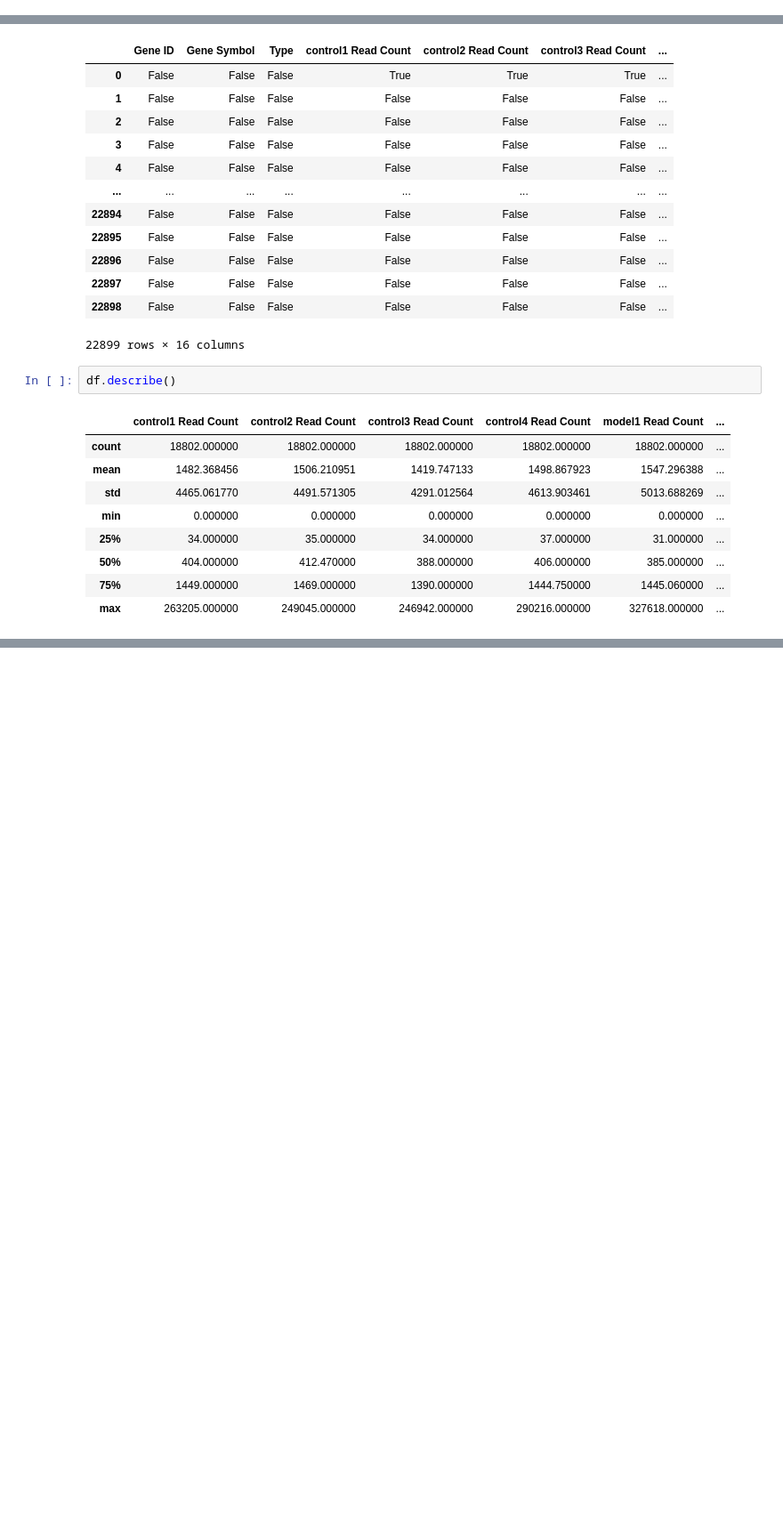
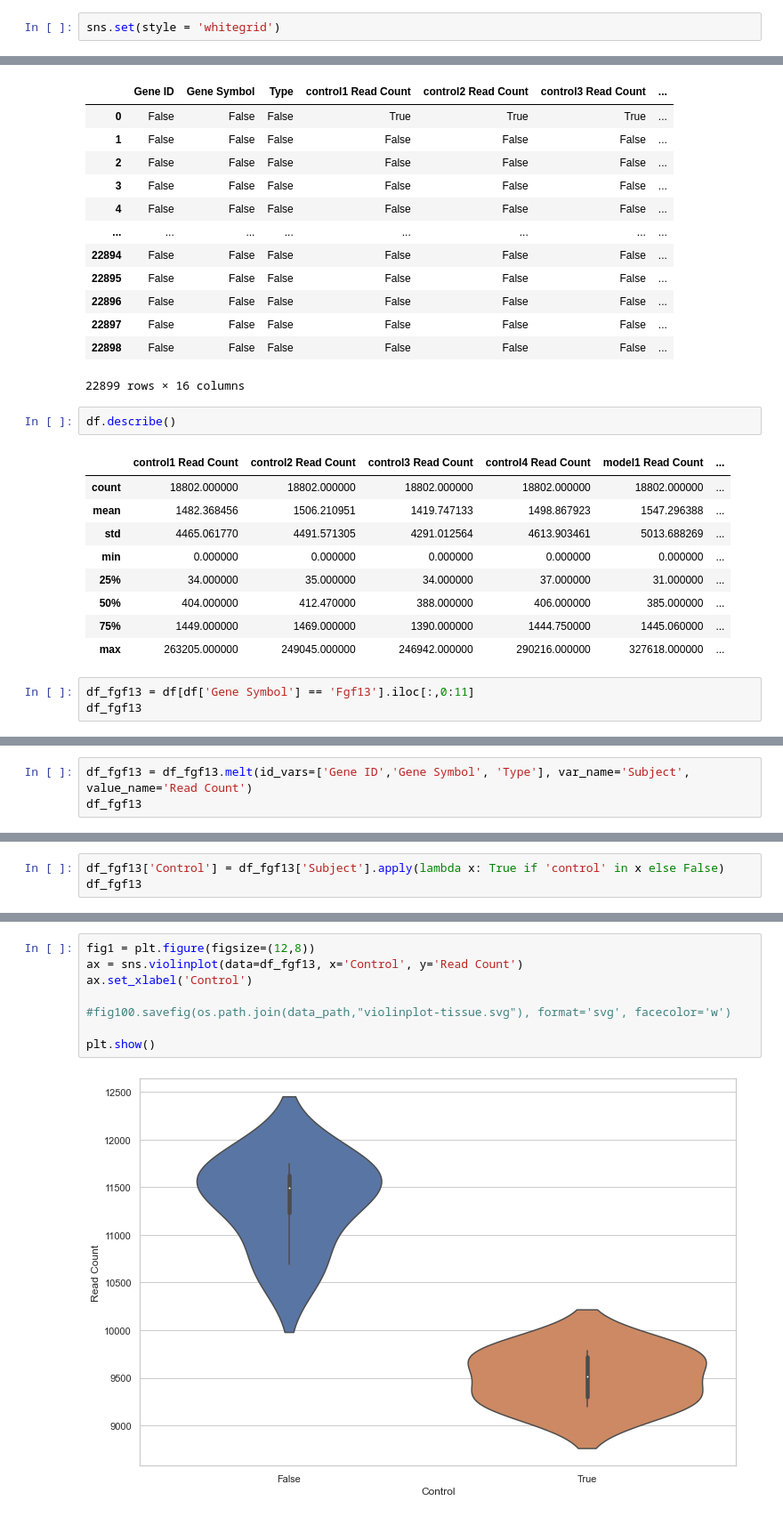
Before and after one commit to Ivan2nn/somatosensory-analysis, a Jupyter notebook: FirstAnalysis.ipynb, the cells around one changed output, grey strips where cells are left out. Shown at 89% size. Cells and saved outputs as stored; diff of their text form; blank space fills up the shorter version.

```diff
--- a/FirstAnalysis.ipynb
+++ b/FirstAnalysis.ipynb
@@ -5,3 +7,5 @@ import matplotlib.pyplot as plt
+# %%
+sns.set(style = 'whitegrid')
 # %%
 df = pd.read_excel('11658_2022_316_MOESM2_ESM.xlsx', )
 # %%
@@ -41,3 +45,6 @@ df.describe()
 | 50% | 404.000000 | 412.470000 | 388.000000 | 406.000000 | 385.000000 | ... |
 | 75% | 1449.000000 | 1469.000000 | 1390.000000 | 1444.750000 | 1445.060000 | ... |
 | max | 263205.000000 | 249045.000000 | 246942.000000 | 290216.000000 | 327618.000000 | ... |
+# %%
+df_fgf13 = df[df['Gene Symbol'] == 'Fgf13'].iloc[:,0:11]
+df_fgf13
@@ -43,0 +54,3 @@ df.describe()
+# %%
+df_fgf13 = df_fgf13.melt(id_vars=['Gene ID','Gene Symbol', 'Type'], var_name='Subject', value_name='Read Count')
+df_fgf13
@@ -43,0 +67,3 @@ df.describe()
+# %%
+df_fgf13['Control'] = df_fgf13['Subject'].apply(lambda x: True if 'control' in x else False)
+df_fgf13
@@ -43,0 +80,10 @@ df.describe()
+# %%
+fig1 = plt.figure(figsize=(12,8))
+ax = sns.violinplot(data=df_fgf13, x='Control', y='Read Count')
+ax.set_xlabel('Control')
+
+#fig100.savefig(os.path.join(data_path,"violinplot-tissue.svg"), format='svg', facecolor='w')
+
+plt.show()
+# %% [output]
+[figure, added]
```
Also changed, not shown: parts of 11 cells of this notebook.
